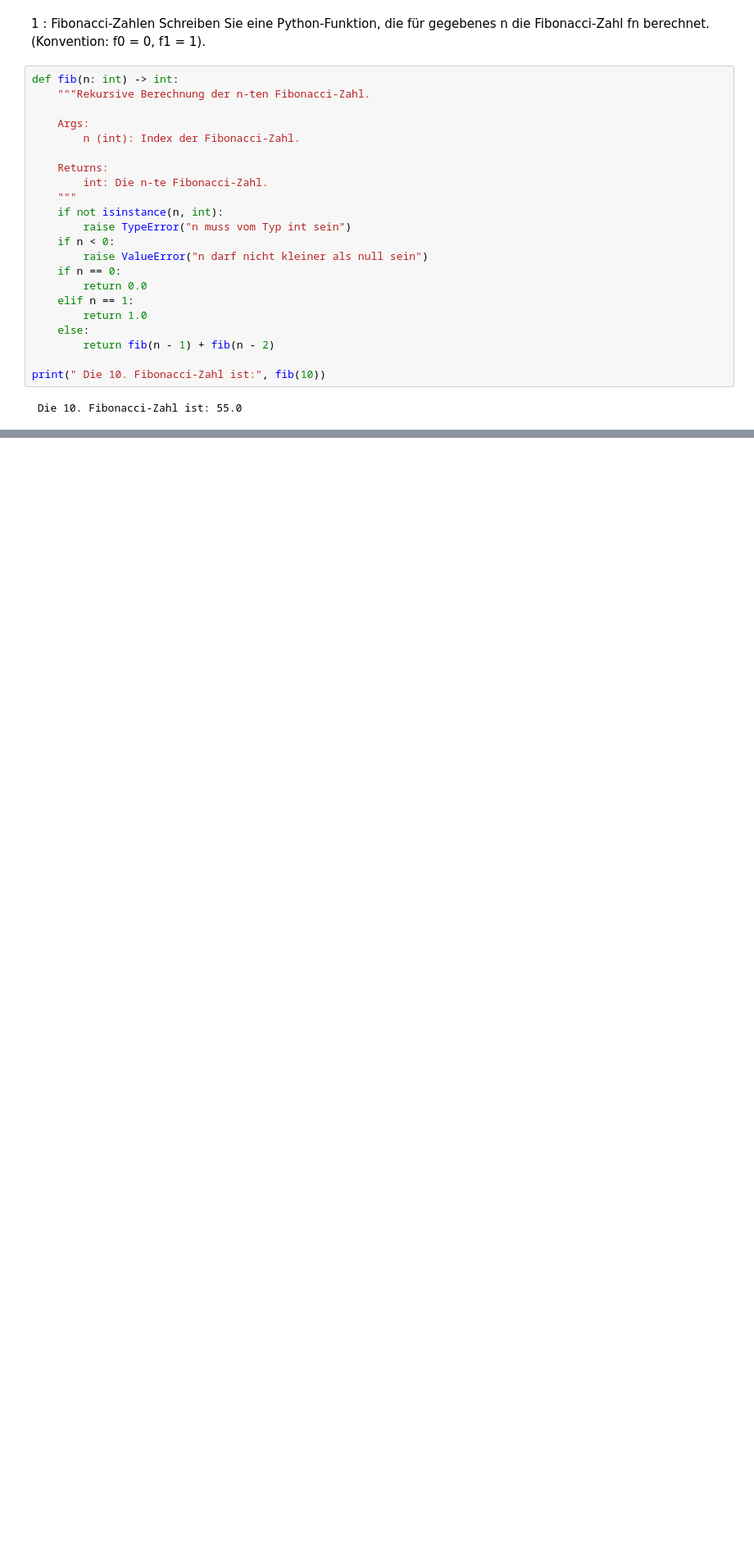
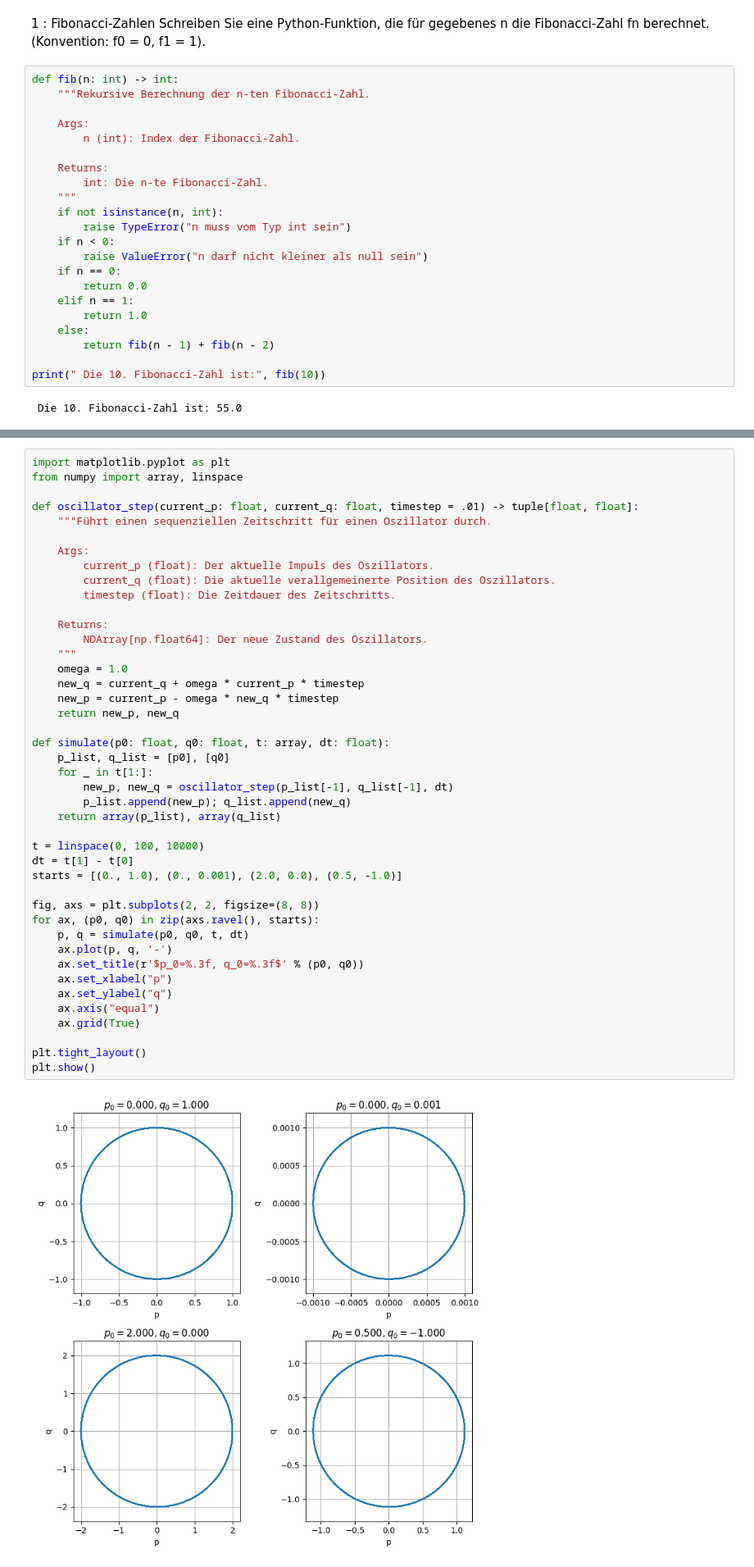
Before and after one commit to tobi-v/uni-physics, a Jupyter notebook: python/theomech/C01.ipynb, the cells around one changed output, grey strips where cells are left out. Shown at 82% size. Saved outputs shown, nothing was run; the diff lists cells and outputs as text; blank space fills up the shorter version.

Commit message:
Sequenzielle updates

```diff
--- a/python/theomech/C01.ipynb
+++ b/python/theomech/C01.ipynb
@@ -79,0 +80,45 @@ plt.show()
+# %%
+import matplotlib.pyplot as plt
+from numpy import array, linspace
+
+def oscillator_step(current_p: float, current_q: float, timestep = .01) -> tuple[float, float]:
+    """Führt einen sequenziellen Zeitschritt für einen Oszillator durch.
+
+    Args:
+        current_p (float): Der aktuelle Impuls des Oszillators.
+        current_q (float): Die aktuelle verallgemeinerte Position des Oszillators.
+        timestep (float): Die Zeitdauer des Zeitschritts.
+
+    Returns:
+        NDArray[np.float64]: Der neue Zustand des Oszillators.
+    """
+    omega = 1.0
+    new_q = current_q + omega * current_p * timestep
+    new_p = current_p - omega * new_q * timestep
+    return new_p, new_q
+
+def simulate(p0: float, q0: float, t: array, dt: float):
+    p_list, q_list = [p0], [q0]
+    for _ in t[1:]:
+        new_p, new_q = oscillator_step(p_list[-1], q_list[-1], dt)
+        p_list.append(new_p); q_list.append(new_q)
+    return array(p_list), array(q_list)
+
+t = linspace(0, 100, 10000)
+dt = t[1] - t[0]
+starts = [(0., 1.0), (0., 0.001), (2.0, 0.0), (0.5, -1.0)]
+
+fig, axs = plt.subplots(2, 2, figsize=(8, 8))
+for ax, (p0, q0) in zip(axs.ravel(), starts):
+    p, q = simulate(p0, q0, t, dt)
+    ax.plot(p, q, '-')
+    ax.set_title(r'$p_0=%.3f, q_0=%.3f$' % (p0, q0))
+    ax.set_xlabel("p")
+    ax.set_ylabel("q")
+    ax.axis("equal")
+    ax.grid(True)
+
+plt.tight_layout()
+plt.show()
+# %% [output]
+[figure, added]
```
Also changed, not shown: parts of 2 cells of this notebook.
